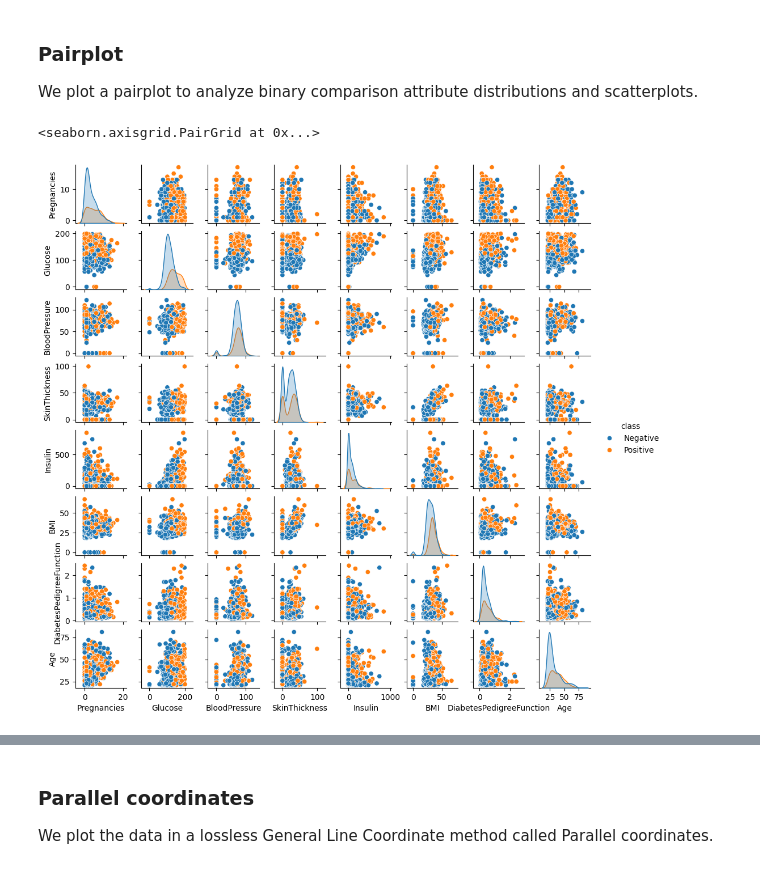
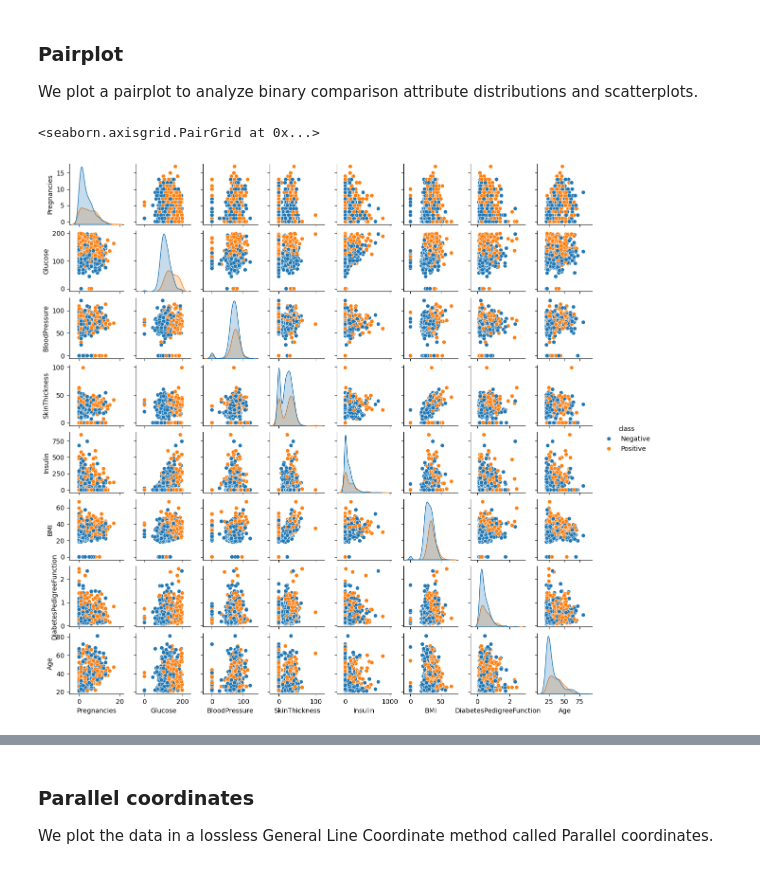
Before and after one commit to AvaAvarai/DataAnalysisNotebook, a Jupyter notebook: notebook.ipynb, the cells around one changed output, grey strips where cells are left out. Drawn from its saved outputs; the diff is of its cells as text; code cells hidden in the pictures.

```diff
--- a/notebook.ipynb
+++ b/notebook.ipynb
@@ -34,14 +51,8 @@ We plot a pairplot to analyze binary comparison attribute distributions and scat
 # %%
 import seaborn as sns
 
-# Get the column names of the DataFrame
-columns = df.columns
-
-# remove the 'class' column
-columns = columns.drop('class')
-
 # Create a pairplot of the DataFrame
-sns.pairplot(df, hue='class', vars=columns, height=1.25)
+sns.pairplot(df, hue='class', vars=columns, height=1.5)
 # %% [output]
 <seaborn.axisgrid.PairGrid at 0x...>
-[figure, old version]
+[figure, new version]
```
Also changed, not shown: parts of 7 cells of this notebook.
